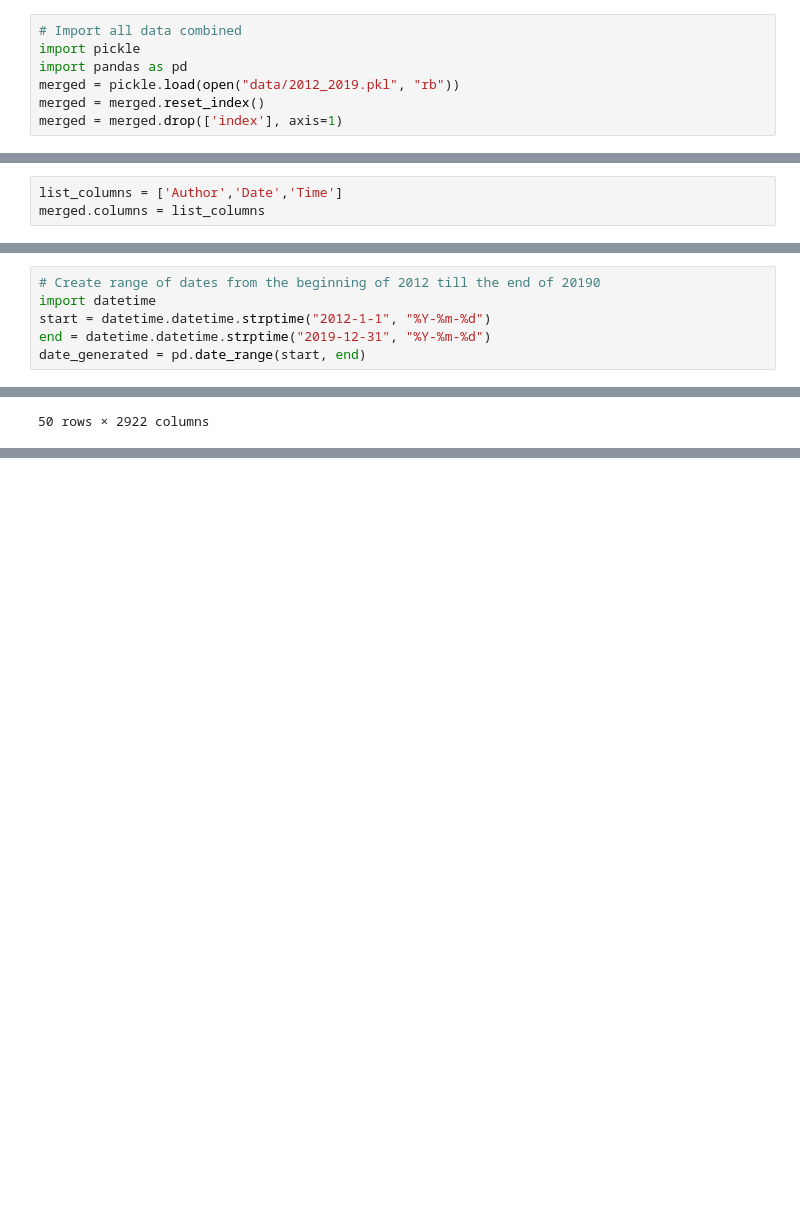
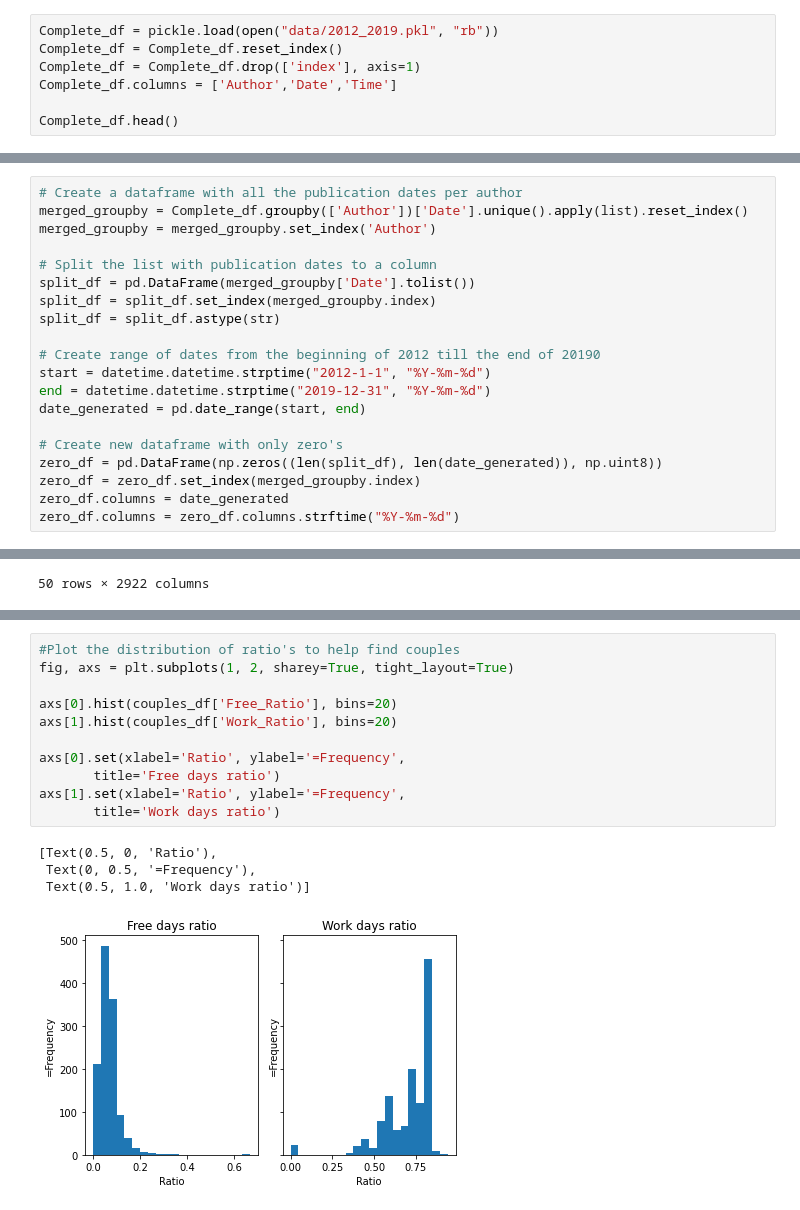
Before and after one commit to eboateng/FoDA, a Jupyter notebook: Assignment 3/Assignment 3.ipynb, the cells around one changed output, grey strips where cells are left out. Drawn from its saved outputs; the diff is of its cells as text; blank space fills up the shorter version.

```diff
--- a/Assignment 3/Assignment 3.ipynb
+++ b/Assignment 3/Assignment 3.ipynb
@@ -130,7 +140,7 @@ Are there couples among the employees. If so, who? Are they still together?
 # %%
-# Import all data combined
-import pickle
-import pandas as pd
-merged = pickle.load(open("data/2012_2019.pkl", "rb"))
-merged = merged.reset_index()
-merged = merged.drop(['index'], axis=1)
+Complete_df = pickle.load(open("data/2012_2019.pkl", "rb"))
+Complete_df = Complete_df.reset_index()
+Complete_df = Complete_df.drop(['index'], axis=1)
+Complete_df.columns = ['Author','Date','Time']
+
+Complete_df.head()
@@ -137,3 +153,0 @@ merged = merged.drop(['index'], axis=1)
-# %%
-list_columns = ['Author','Date','Time']
-merged.columns = list_columns
@@ -149,6 +169,20 @@ split_df = split_df.astype(str)
 # %%
+# Create a dataframe with all the publication dates per author
+merged_groupby = Complete_df.groupby(['Author'])['Date'].unique().apply(list).reset_index()
+merged_groupby = merged_groupby.set_index('Author')
+
+# Split the list with publication dates to a column
+split_df = pd.DataFrame(merged_groupby['Date'].tolist())
+split_df = split_df.set_index(merged_groupby.index)
+split_df = split_df.astype(str)
+
 # Create range of dates from the beginning of 2012 till the end of 20190
-import datetime
 start = datetime.datetime.strptime("2012-1-1", "%Y-%m-%d")
 end = datetime.datetime.strptime("2019-12-31", "%Y-%m-%d")
 date_generated = pd.date_range(start, end)
+
+# Create new dataframe with only zero's
+zero_df = pd.DataFrame(np.zeros((len(split_df), len(date_generated)), np.uint8))
+zero_df = zero_df.set_index(merged_groupby.index)
+zero_df.columns = date_generated
+zero_df.columns = zero_df.columns.strftime("%Y-%m-%d")
@@ -866,0 +433,16 @@ for i in list(data['Month'].unique()):
+# %%
+#Plot the distribution of ratio's to help find couples
+fig, axs = plt.subplots(1, 2, sharey=True, tight_layout=True)
+
+axs[0].hist(couples_df['Free_Ratio'], bins=20)
+axs[1].hist(couples_df['Work_Ratio'], bins=20)
+
+axs[0].set(xlabel='Ratio', ylabel='=Frequency',
+       title='Free days ratio')
+axs[1].set(xlabel='Ratio', ylabel='=Frequency',
+       title='Work days ratio')
+# %% [output]
+[Text(0.5, 0, 'Ratio'),
+ Text(0, 0.5, '=Frequency'),
+ Text(0.5, 1.0, 'Work days ratio')]
+[figure, added]
```
Also changed, not shown: parts of 81 cells of this notebook, 1 other file.
